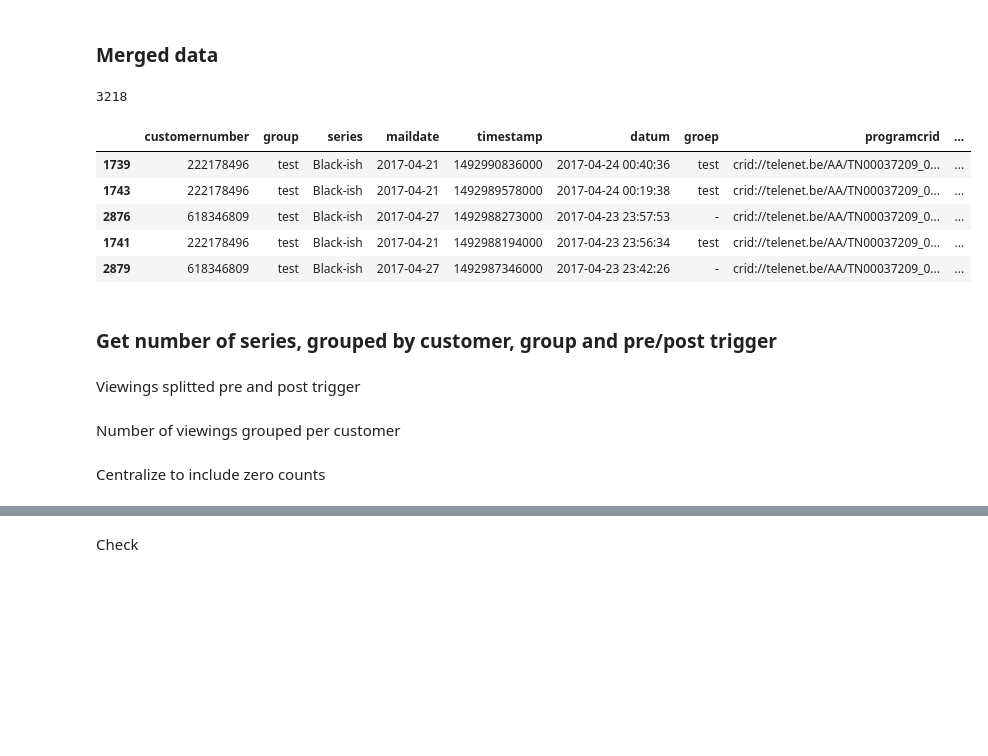
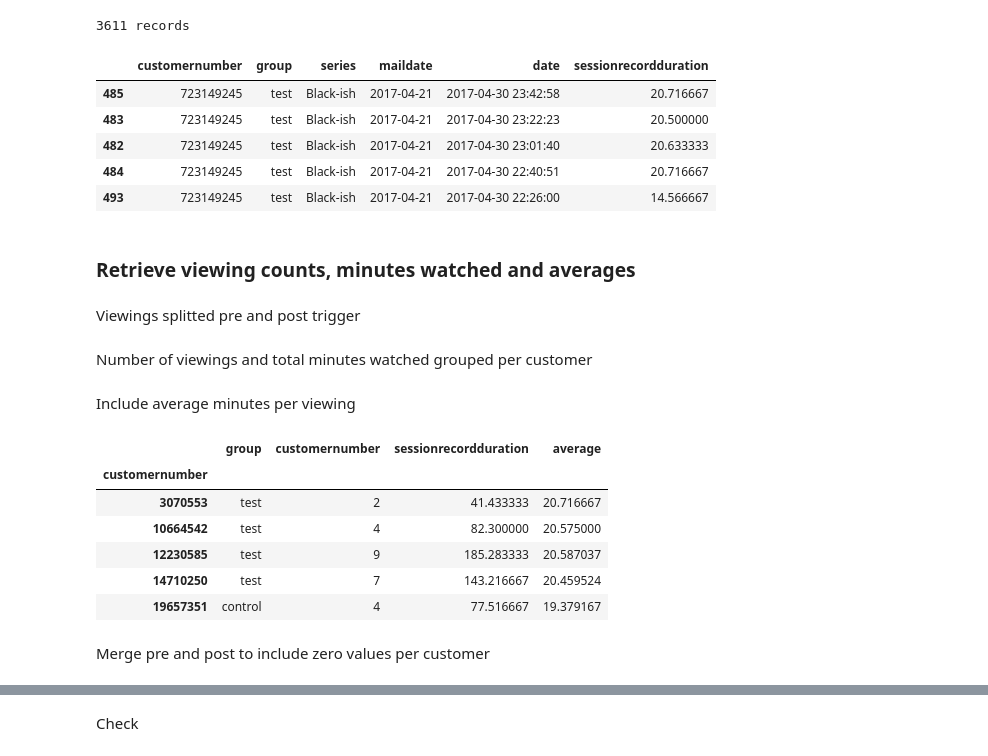
Before and after one commit to dezwier/notebooks, a Jupyter notebook: Ngdata/Bouygues video data.ipynb, the cells around one changed output, grey strips where cells are left out. Cells and saved outputs as stored; diff of their text form; code cells hidden in the pictures; blank space fills up the shorter version.

```diff
--- a/Ngdata/Bouygues video data.ipynb
+++ b/Ngdata/Bouygues video data.ipynb
@@ -7,0 +22,5 @@ from scipy.stats import norm, t, ttest_ind
+# %%
+behavior = pd.read_excel('query_result (64).xls')
+behavior['date'] = behavior.timestamp.apply(lambda x: datetime.fromtimestamp(x/1000))
+print len(behavior), 'records'
+behavior.sort_values('customernumber', ascending=False).head()
@@ -8,6 +35,6 @@ from scipy.stats import norm, t, ttest_ind
 # %%
-names = ['customernumber', 'group', 'series', 'maildate']
-mails = pd.read_excel('eval OOC triggers mail.xlsx', sheetname=2, names=names)
-print len(mails)
+header = ['customernumber', 'group', 'series', 'maildate']
+mails = pd.read_excel('eval OOC triggers mail.xlsx', sheetname=2, names=header)
+print len(mails), 'records'
 mails.tail()
 # %% [output]
@@ -23,4 +47,0 @@ mails.tail()
-# %%
-behavior = pd.read_excel('eval OOC triggers mail.xlsx', sheetname=3, headers=None)
-print len(behavior)
-behavior.tail()
@@ -35,20 +48,19 @@ behavior.tail()
-# %% [markdown]
-### Merged data
 # %%
 data = pd.merge(mails, behavior, on='customernumber')
 data = data[data.series == data.programseriesname]
-print len(data)
-data.sort_values('datum', ascending=False).head()
+data = data[['customernumber', 'group', 'series', 'maildate', 'date', 'sessionrecordduration']]
+print len(data), 'records'
+data.sort_values('date', ascending=False).head()
 # %% [output]
-3218
+3611 records
-|  | customernumber | group | series | maildate | timestamp | datum | groep | programcrid | ... |
-| 1739 | 222178496 | test | Black-ish | 2017-04-21 | 1492990836000 | 2017-04-24 00:40:36 | test | crid://telenet.be/AA/TN00037209_0... | ... |
-| 1743 | 222178496 | test | Black-ish | 2017-04-21 | 1492989578000 | 2017-04-24 00:19:38 | test | crid://telenet.be/AA/TN00037209_0... | ... |
-| 2876 | 618346809 | test | Black-ish | 2017-04-27 | 1492988273000 | 2017-04-23 23:57:53 | - | crid://telenet.be/AA/TN00037209_0... | ... |
-| 1741 | 222178496 | test | Black-ish | 2017-04-21 | 1492988194000 | 2017-04-23 23:56:34 | test | crid://telenet.be/AA/TN00037209_0... | ... |
-| 2879 | 618346809 | test | Black-ish | 2017-04-27 | 1492987346000 | 2017-04-23 23:42:26 | - | crid://telenet.be/AA/TN00037209_0... | ... |
+|  | customernumber | group | series | maildate | date | sessionrecordduration |
+| 485 | 723149245 | test | Black-ish | 2017-04-21 | 2017-04-30 23:42:58 | 20.716667 |
+| 483 | 723149245 | test | Black-ish | 2017-04-21 | 2017-04-30 23:22:23 | 20.500000 |
+| 482 | 723149245 | test | Black-ish | 2017-04-21 | 2017-04-30 23:01:40 | 20.633333 |
+| 484 | 723149245 | test | Black-ish | 2017-04-21 | 2017-04-30 22:40:51 | 20.716667 |
+| 493 | 723149245 | test | Black-ish | 2017-04-21 | 2017-04-30 22:26:00 | 14.566667 |
-# %% [markdown]
-### Get number of series, grouped by customer, group and pre/post trigger
+# %% [markdown]
+### Retrieve viewing counts, minutes watched and averages
 # %% [markdown]
 Viewings splitted pre and post trigger
 # %%
@@ -57,3 +69,3 @@ post = data[(data.maildate - data.datum) <= pd.Timedelta(0)]
 # %% [markdown]
-Number of viewings grouped per customer
+Number of viewings and total minutes watched grouped per customer
 # %%
@@ -62,5 +74,19 @@ post = post.groupby(['customernumber']).agg({'group':'min', 'customernumber':'co
-# %% [markdown]
-Centralize to include zero counts
+# %% [markdown]
+Include average minutes per viewing
+# %%
+pre['average'] = pre.sessionrecordduration / pre.customernumber
+post['average'] = post.sessionrecordduration / post.customernumber
+post.head()
+# %% [output]
+|  | group | customernumber | sessionrecordduration | average |
+| customernumber |  |  |  |  |
+| 3070553 | test | 2 | 41.433333 | 20.716667 |
+| 10664542 | test | 4 | 82.300000 | 20.575000 |
+| 12230585 | test | 9 | 185.283333 | 20.587037 |
+| 14710250 | test | 7 | 143.216667 | 20.459524 |
+| 19657351 | control | 4 | 77.516667 | 19.379167 |
+# %% [markdown]
+Merge pre and post to include zero values per customer
 # %%
 counts = pd.merge(pre, post, left_index=True, right_index=True, how='outer').fillna(0)
 counts.drop('group_y', 1, inplace=True)
```
Also changed, not shown: parts of 68 cells of this notebook, 21 other files.
